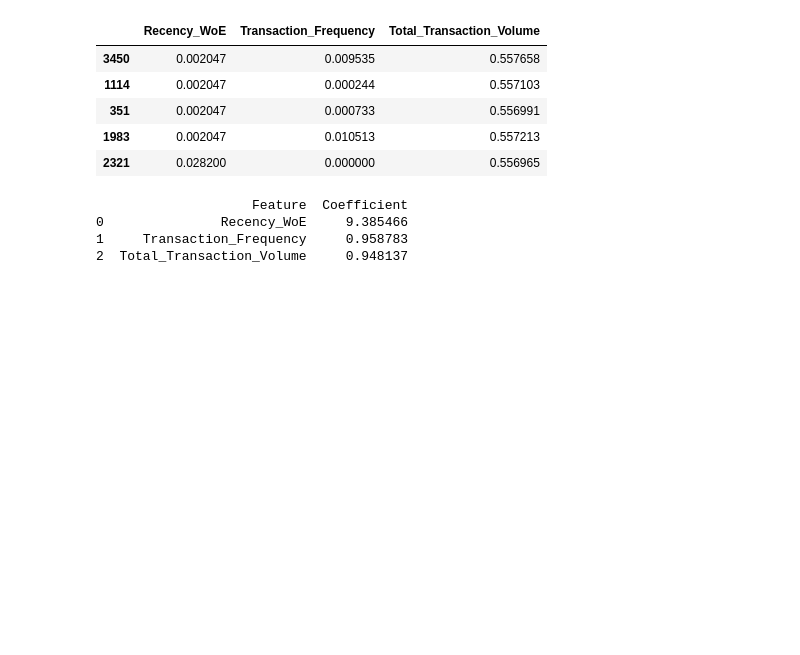
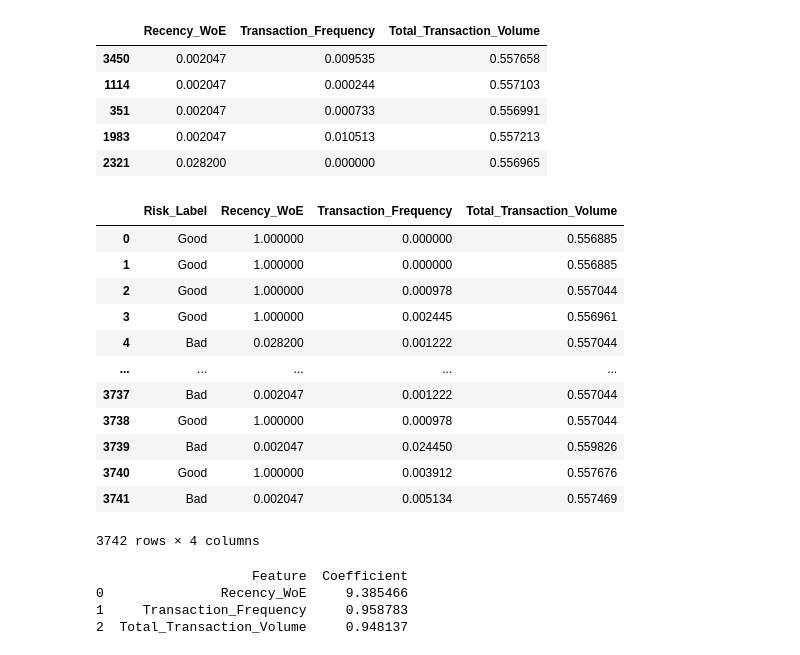
Before and after one commit to beza328/Credit-risk-Modelling, a Jupyter notebook: Notebook/Model.ipynb, the cells around one changed output. Drawn from its saved outputs; the diff is of its cells as text; code cells hidden in the pictures; blank space fills up the shorter version.

```diff
--- a/Notebook/Model.ipynb
+++ b/Notebook/Model.ipynb
@@ -72,3 +72,10 @@ The logistic regression model evaluation results based on the binned features ar
 so compared to the random forest we got logestic_regression the best although the results are near
 # %% [markdown]
 so we are going to fit the logistic regression Model
+# %%
+# Extract the relevant features for prediction
+feature_names = ['Risk_Label', 'Recency_WoE', 'Transaction_Frequency', 'Total_Transaction_Volume']
+
+# Ensure the dataset contains only the required features
+features = features[feature_names]
+print(features.head())
@@ -123,6 +135,22 @@ new_data
 | 351 | 0.002047 | 0.000733 | 0.556991 |
 | 1983 | 0.002047 | 0.010513 | 0.557213 |
 | 2321 | 0.028200 | 0.000000 | 0.556965 |
+# %%
+features
+# %% [output]
+|  | Risk_Label | Recency_WoE | Transaction_Frequency | Total_Transaction_Volume |
+| 0 | Good | 1.000000 | 0.000000 | 0.556885 |
+| 1 | Good | 1.000000 | 0.000000 | 0.556885 |
+| 2 | Good | 1.000000 | 0.000978 | 0.557044 |
+| 3 | Good | 1.000000 | 0.002445 | 0.556961 |
+| 4 | Bad | 0.028200 | 0.001222 | 0.557044 |
+| ... | ... | ... | ... | ... |
+| 3737 | Bad | 0.002047 | 0.001222 | 0.557044 |
+| 3738 | Good | 1.000000 | 0.000978 | 0.557044 |
+| 3739 | Bad | 0.002047 | 0.024450 | 0.559826 |
+| 3740 | Good | 1.000000 | 0.003912 | 0.557676 |
+| 3741 | Bad | 0.002047 | 0.005134 | 0.557469 |
+3742 rows × 4 columns
 # %%
 # Print feature importance
 feature_importance = pd.DataFrame({
```
Also changed, not shown: parts of 6 cells of this notebook, 5 other files.
